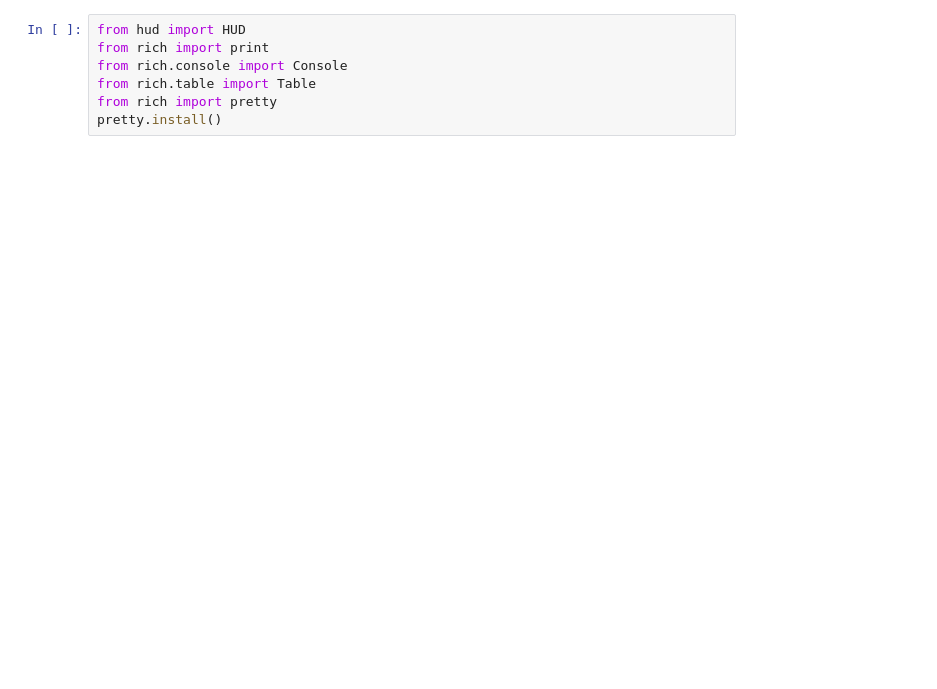
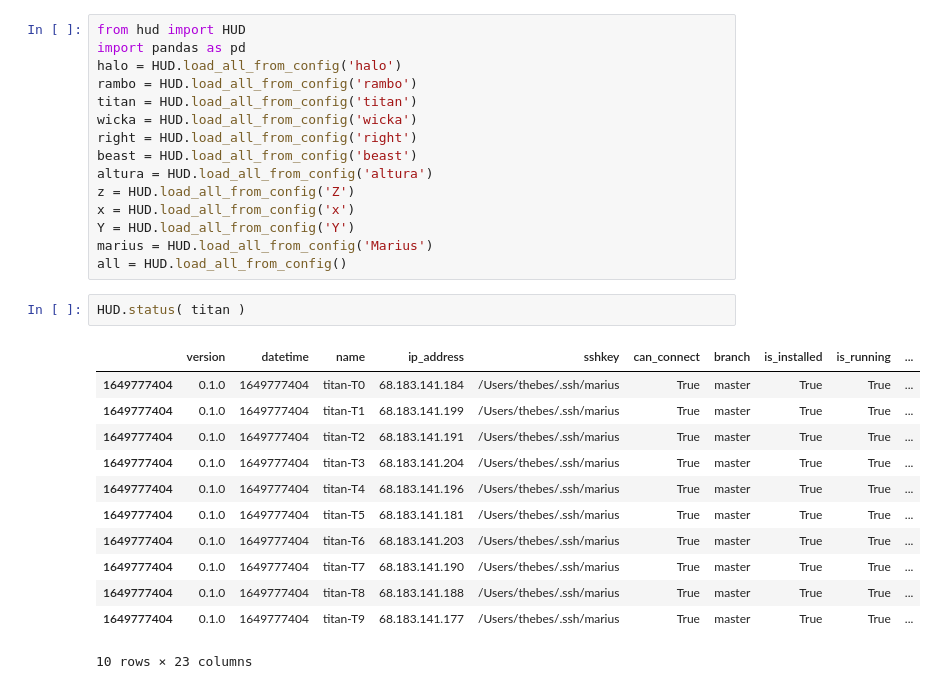
Before and after one commit to unconst/HUD, a Jupyter notebook: hud.ipynb, the cells around one changed output. Saved outputs shown, nothing was run; the diff lists cells and outputs as text; blank space fills up the shorter version.

```diff
--- a/hud.ipynb
+++ b/hud.ipynb
@@ -1,7 +1,30 @@
-# %%
-from hud import HUD
-from rich import print
-from rich.console import Console
-from rich.table import Table
-from rich import pretty
-pretty.install()
+# %%
+from hud import HUD
+import pandas as pd
+halo = HUD.load_all_from_config('halo')
+rambo = HUD.load_all_from_config('rambo')
+titan = HUD.load_all_from_config('titan')
+wicka = HUD.load_all_from_config('wicka')
+right = HUD.load_all_from_config('right')
+beast = HUD.load_all_from_config('beast')
+altura = HUD.load_all_from_config('altura')
+z = HUD.load_all_from_config('Z')
+x = HUD.load_all_from_config('x')
+Y = HUD.load_all_from_config('Y')
+marius = HUD.load_all_from_config('Marius')
+all = HUD.load_all_from_config()
+# %%
+HUD.status( titan )
+# %% [output]
+|  | version | datetime | name | ip_address | sshkey | can_connect | branch | is_installed | is_running | ... |
+| 1649777404 | 0.1.0 | 1649777404 | titan-T0 | 68.183.141.184 | /Users/thebes/.ssh/marius | True | master | True | True | ... |
+| 1649777404 | 0.1.0 | 1649777404 | titan-T1 | 68.183.141.199 | /Users/thebes/.ssh/marius | True | master | True | True | ... |
+| 1649777404 | 0.1.0 | 1649777404 | titan-T2 | 68.183.141.191 | /Users/thebes/.ssh/marius | True | master | True | True | ... |
+| 1649777404 | 0.1.0 | 1649777404 | titan-T3 | 68.183.141.204 | /Users/thebes/.ssh/marius | True | master | True | True | ... |
+| 1649777404 | 0.1.0 | 1649777404 | titan-T4 | 68.183.141.196 | /Users/thebes/.ssh/marius | True | master | True | True | ... |
+| 1649777404 | 0.1.0 | 1649777404 | titan-T5 | 68.183.141.181 | /Users/thebes/.ssh/marius | True | master | True | True | ... |
+| 1649777404 | 0.1.0 | 1649777404 | titan-T6 | 68.183.141.203 | /Users/thebes/.ssh/marius | True | master | True | True | ... |
+| 1649777404 | 0.1.0 | 1649777404 | titan-T7 | 68.183.141.190 | /Users/thebes/.ssh/marius | True | master | True | True | ... |
+| 1649777404 | 0.1.0 | 1649777404 | titan-T8 | 68.183.141.188 | /Users/thebes/.ssh/marius | True | master | True | True | ... |
+| 1649777404 | 0.1.0 | 1649777404 | titan-T9 | 68.183.141.177 | /Users/thebes/.ssh/marius | True | master | True | True | ... |
+10 rows × 23 columns
```
Also changed, not shown: parts of 19 cells of this notebook, 7 other files.
